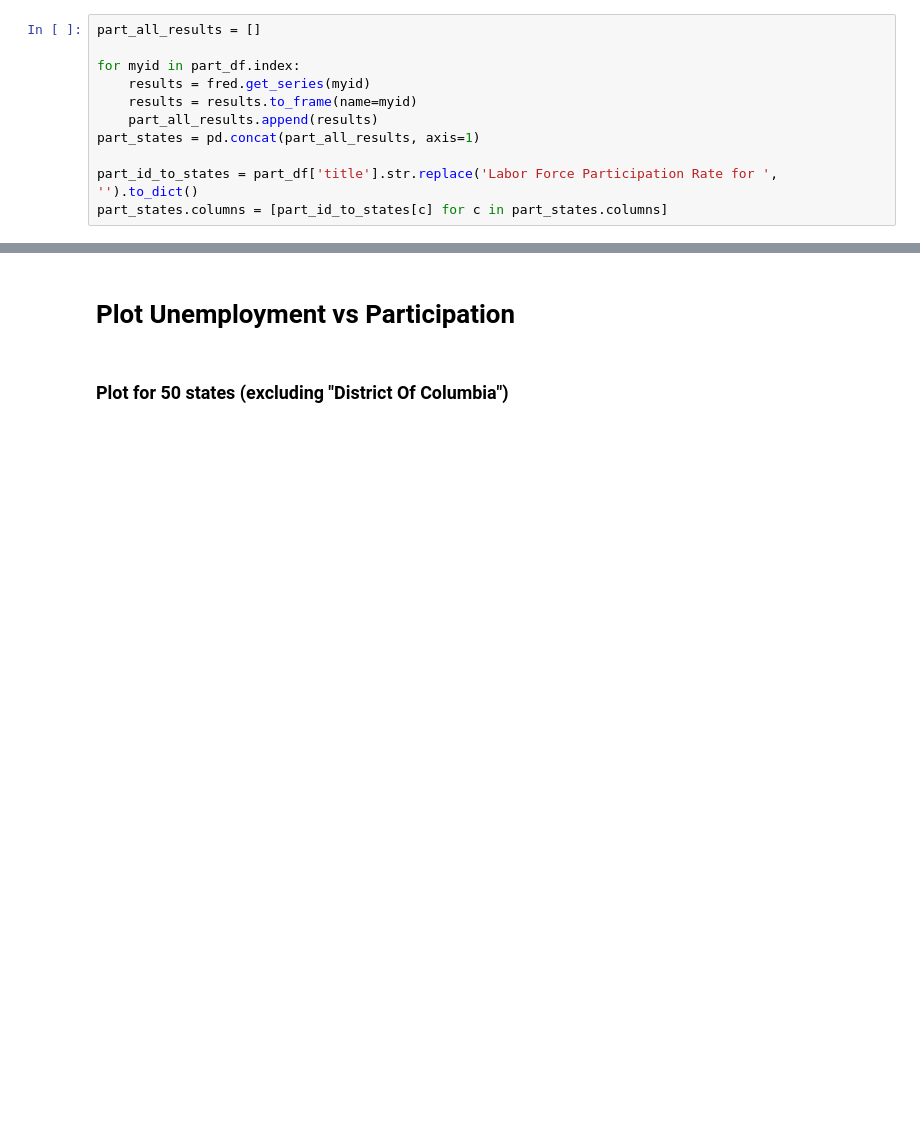
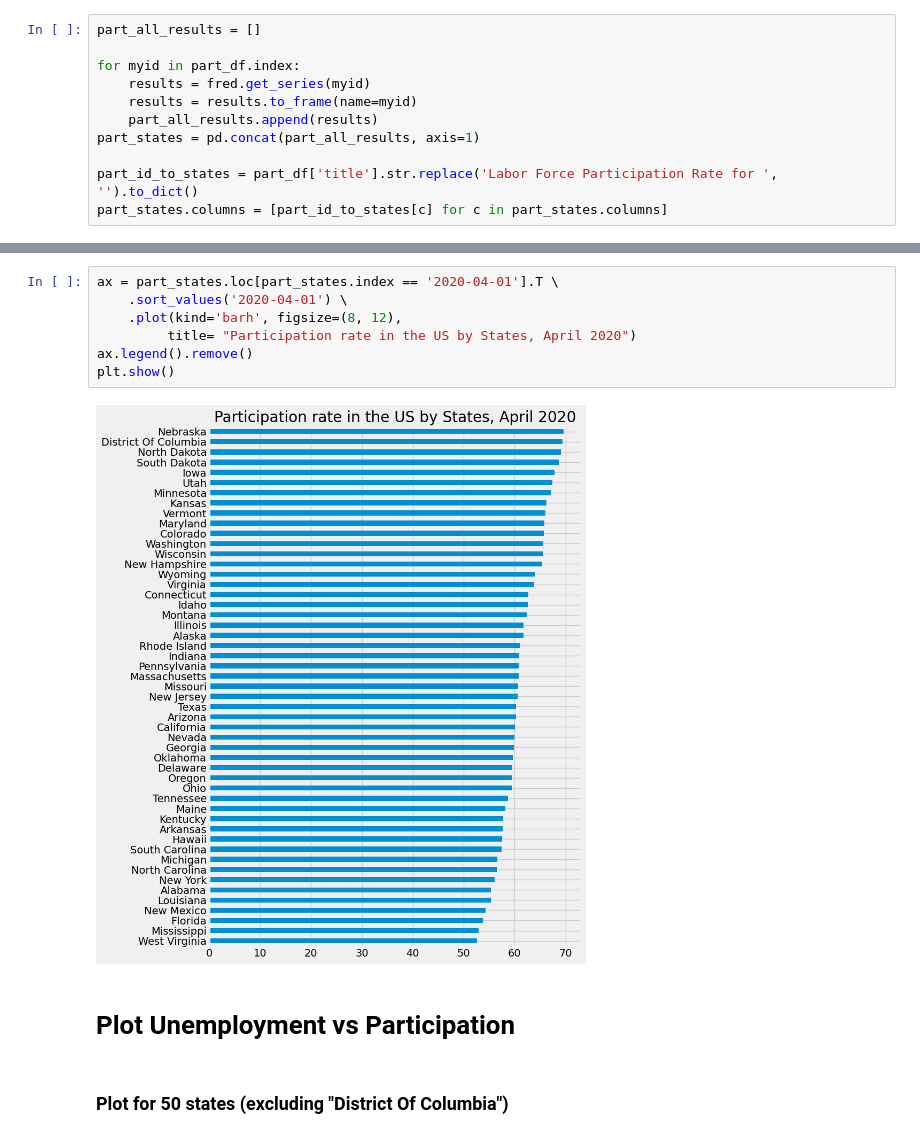
Before and after one commit to olawuwo/US-Unemployment-vs-Participation, a Jupyter notebook: unemployment-vs-participation-using-fred.ipynb, the cells around one changed output, grey strips where cells are left out. Saved outputs shown, nothing was run; the diff lists cells and outputs as text; blank space fills up the shorter version.

```diff
--- a/unemployment-vs-participation-using-fred.ipynb
+++ b/unemployment-vs-participation-using-fred.ipynb
@@ -85,3 +150,12 @@ part_states.columns = [part_id_to_states[c] for c in part_states.columns]
+# %%
+ax = part_states.loc[part_states.index == '2020-04-01'].T \
+    .sort_values('2020-04-01') \
+    .plot(kind='barh', figsize=(8, 12),
+         title= "Participation rate in the US by States, April 2020")
+ax.legend().remove()
+plt.show()
+# %% [output]
+[figure, added]
 # %% [markdown]
 # Plot Unemployment vs Participation
 # %% [markdown]
```
Also changed, not shown: parts of 19 cells of this notebook.
